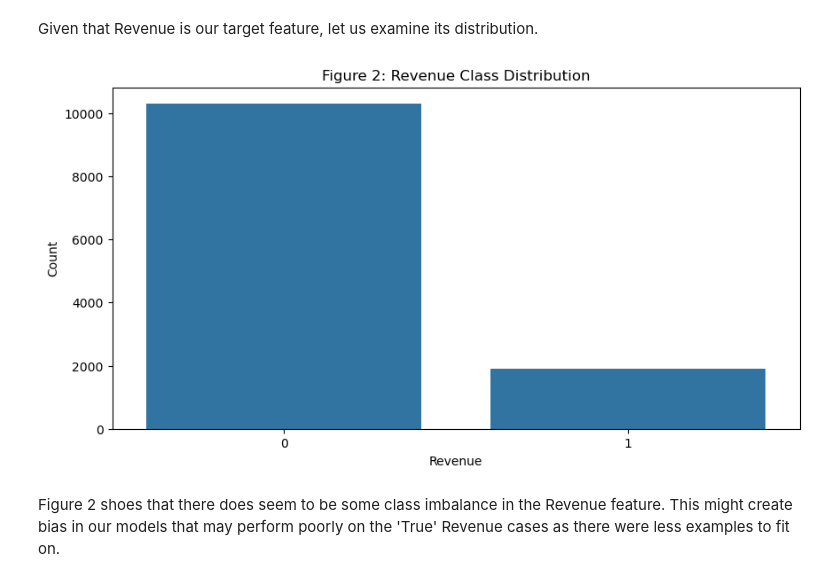
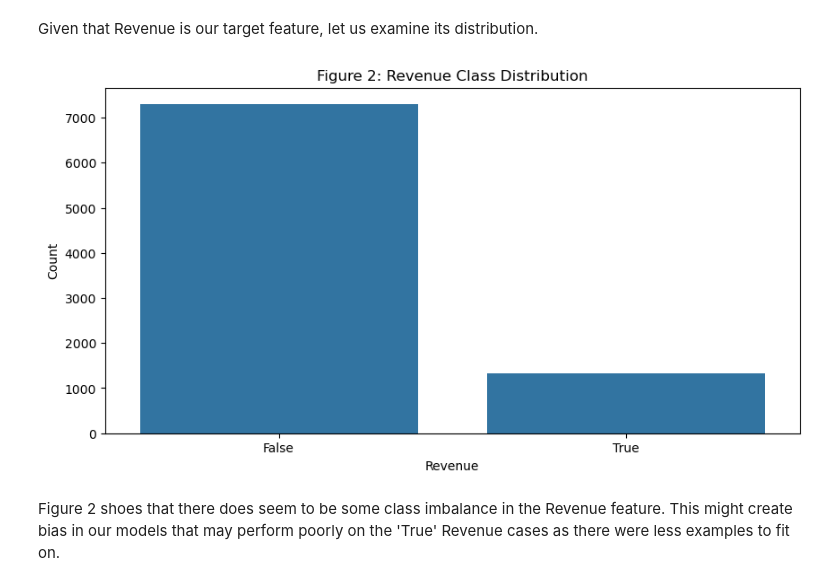
Before and after one commit to DSCI-310-2024/DSCI-310_Group-Project_Group8_Purchasing-Intent-Analysis, a Jupyter notebook: project/Milestone1.ipynb, the cells around one changed output. Saved outputs shown, nothing was run; the diff lists cells and outputs as text; code cells hidden in the pictures.

Commit message:
Fixed data loading issue, Golden Rule ML issue (will apply later to scripts and reports)

```diff
--- a/project/Milestone1.ipynb
+++ b/project/Milestone1.ipynb
@@ -42,8 +59,15 @@ from sklearn.neighbors import KNeighborsClassifier
 from sklearn.svm import SVC
 from sklearn.metrics import ConfusionMatrixDisplay
 # %%
-# Loading in data
+# # Loading in data
 
-data = pd.read_csv("../data/online_shoppers_intention.csv")
+# data = pd.read_csv("../data/online_shoppers_intention.csv")
 
-data.head()
+# data.head()
+
+# fetching dataset
+online_shoppers_purchasing_intention_dataset = fetch_ucirepo(id=468)
+
+# data (as pandas dataframes)
+X = online_shoppers_purchasing_intention_dataset.data.features
+y = online_shoppers_purchasing_intention_dataset.data.targets
@@ -57,2 +74,6 @@ data.head()
+# %%
+# Creating a train-test split before further analysis
+
+X_train, X_test, y_train, y_test = train_test_split(X, y, test_size=0.3, random_state=42)
 # %% [markdown]
 ## Exploratory Data Analysis
@@ -59 +82,3 @@ data.head()
+# %%
+train_data = pd.concat([X_train, y_train], axis=1)
 # %%
@@ -204,14 +192,14 @@ Given that Revenue is our target feature, let us examine its distribution.
 # %%
 # plotting distribution of Revenue
 
 plt.figure(figsize=(10, 5))
-sns.countplot(data=data, x='Revenue')
+sns.countplot(data=train_data, x='Revenue')
 plt.title('Figure 2: Revenue Class Distribution')
 plt.xlabel('Revenue')
 plt.ylabel('Count')
 plt.show()
 # %% [output]
-[figure, old version]
+[figure, new version]
 # %% [markdown]
 Figure 2 shoes that there does seem to be some class imbalance in the Revenue feature. This might create bias in our models that may perform poorly on the 'True' Revenue cases as there were less examples to fit on.
 # %% [markdown]
```
Also changed, not shown: parts of 25 cells of this notebook.
